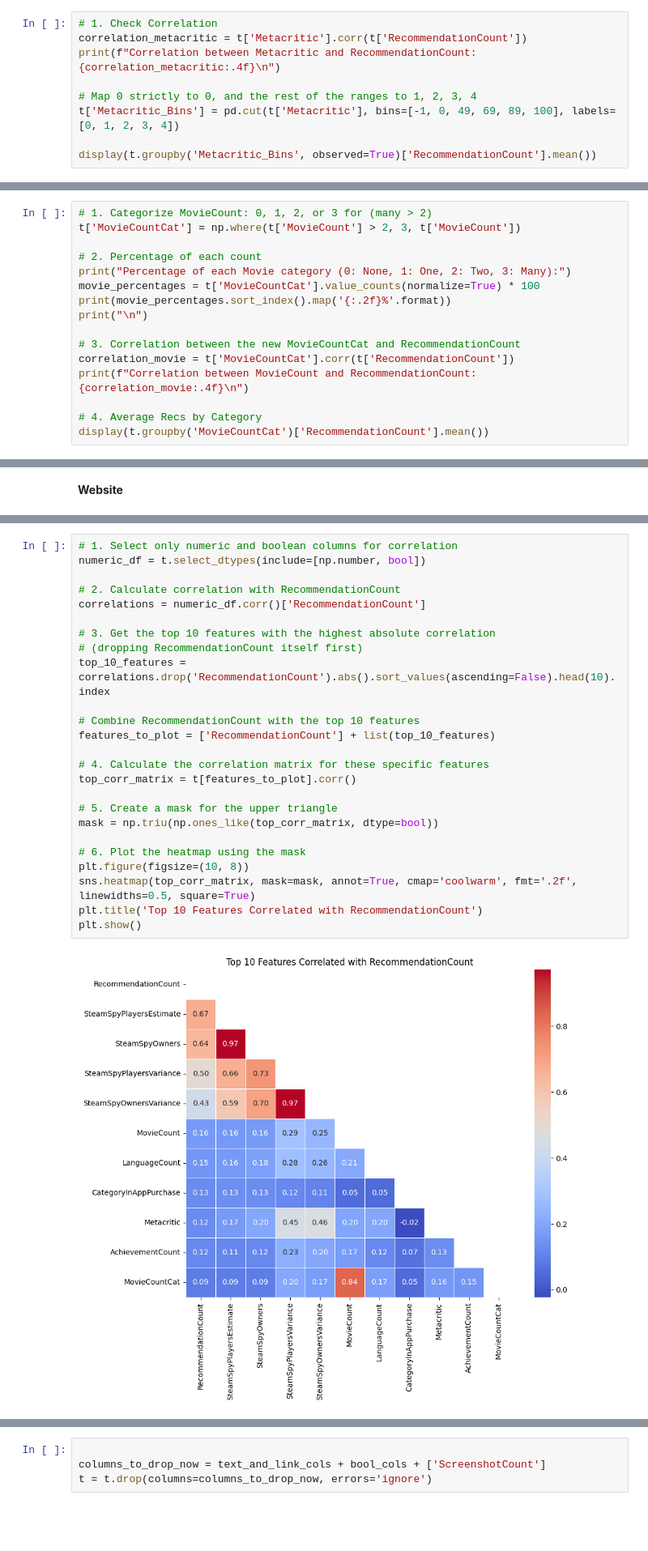
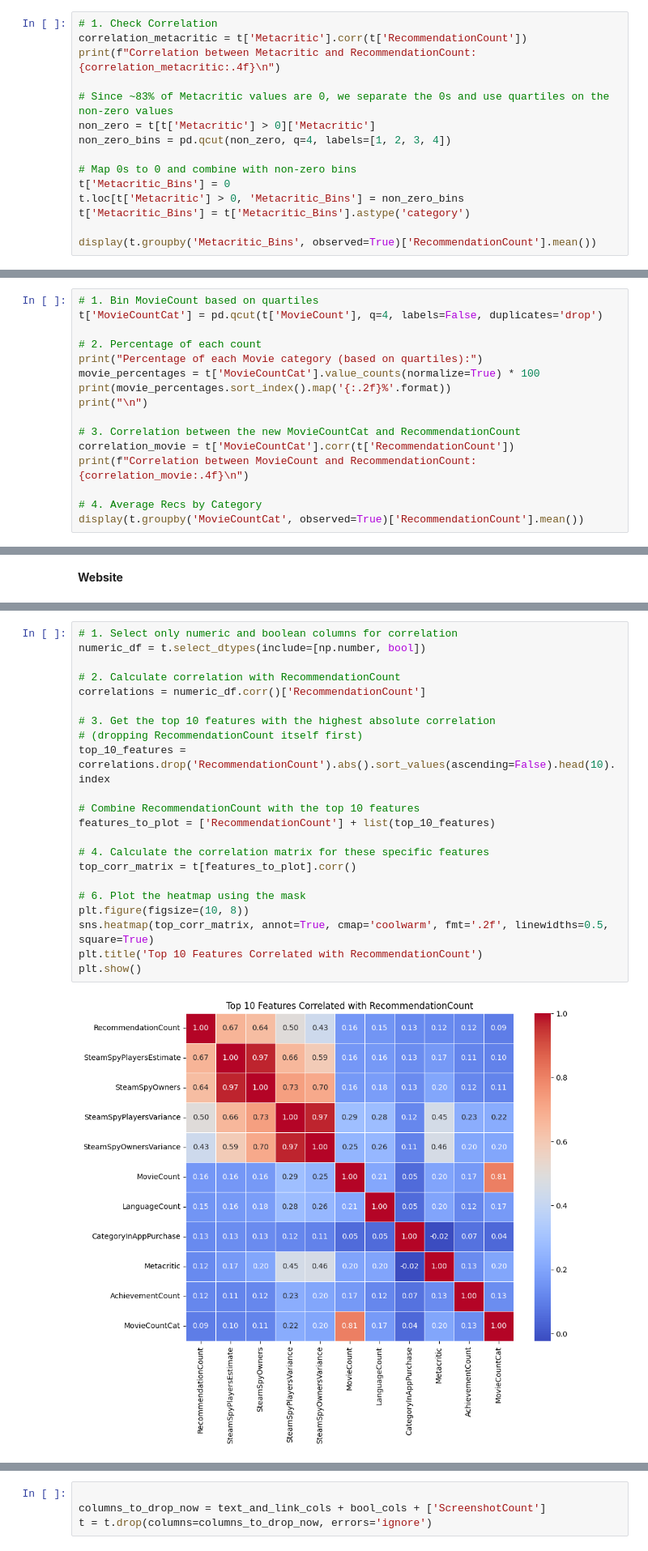
Before and after one commit to Samir-Abdelmoaty/ML_Project, a Jupyter notebook: eda2.ipynb, the cells around one changed output, grey strips where cells are left out. Shown at 81% size. Saved outputs shown, nothing was run; the diff lists cells and outputs as text; blank space fills up the shorter version.

```diff
--- a/eda2.ipynb
+++ b/eda2.ipynb
@@ -218,8 +218,14 @@ Its an American website for reviews ranged from (0 --> 100)
 correlation_metacritic = t['Metacritic'].corr(t['RecommendationCount'])
 print(f"Correlation between Metacritic and RecommendationCount: {correlation_metacritic:.4f}\n")
 
-# Map 0 strictly to 0, and the rest of the ranges to 1, 2, 3, 4
-t['Metacritic_Bins'] = pd.cut(t['Metacritic'], bins=[-1, 0, 49, 69, 89, 100], labels=[0, 1, 2, 3, 4])
+# Since ~83% of Metacritic values are 0, we separate the 0s and use quartiles on the non-zero values
+non_zero = t[t['Metacritic'] > 0]['Metacritic']
+non_zero_bins = pd.qcut(non_zero, q=4, labels=[1, 2, 3, 4])
+
+# Map 0s to 0 and combine with non-zero bins
+t['Metacritic_Bins'] = 0
+t.loc[t['Metacritic'] > 0, 'Metacritic_Bins'] = non_zero_bins
+t['Metacritic_Bins'] = t['Metacritic_Bins'].astype('category')
 
 display(t.groupby('Metacritic_Bins', observed=True)['RecommendationCount'].mean())
 # %% [output]
@@ -240,11 +246,11 @@ we can take the screenshots and the movie count as a feature (malha4 lazma awy)
 
 it will affect as this means the game has content and marketting budget
 # %%
-# 1. Categorize MovieCount: 0, 1, 2, or 3 for (many > 2)
-t['MovieCountCat'] = np.where(t['MovieCount'] > 2, 3, t['MovieCount'])
+# 1. Bin MovieCount based on quartiles
+t['MovieCountCat'] = pd.qcut(t['MovieCount'], q=4, labels=False, duplicates='drop')
 
 # 2. Percentage of each count
-print("Percentage of each Movie category (0: None, 1: One, 2: Two, 3: Many):")
+print("Percentage of each Movie category (based on quartiles):")
 movie_percentages = t['MovieCountCat'].value_counts(normalize=True) * 100
 print(movie_percentages.sort_index().map('{:.2f}%'.format))
 print("\n")
@@ -254,5 +260,5 @@ correlation_movie = t['MovieCountCat'].corr(t['RecommendationCount'])
 print(f"Correlation between MovieCount and RecommendationCount: {correlation_movie:.4f}\n")
 
 # 4. Average Recs by Category
-display(t.groupby('MovieCountCat')['RecommendationCount'].mean())
+display(t.groupby('MovieCountCat', observed=True)['RecommendationCount'].mean())
 # %% [output]
@@ -795,30 +799,27 @@ Name: RecommendationCount, dtype: float64
 # %%
 # 1. Select only numeric and boolean columns for correlation
 numeric_df = t.select_dtypes(include=[np.number, bool])
 
 # 2. Calculate correlation with RecommendationCount
 correlations = numeric_df.corr()['RecommendationCount']
 
 # 3. Get the top 10 features with the highest absolute correlation
 # (dropping RecommendationCount itself first)
 top_10_features = correlations.drop('RecommendationCount').abs().sort_values(ascending=False).head(10).index
 
 # Combine RecommendationCount with the top 10 features
 features_to_plot = ['RecommendationCount'] + list(top_10_features)
 
 # 4. Calculate the correlation matrix for these specific features
 top_corr_matrix = t[features_to_plot].corr()
 
-# 5. Create a mask for the upper triangle
-mask = np.triu(np.ones_like(top_corr_matrix, dtype=bool))
-
 # 6. Plot the heatmap using the mask
 plt.figure(figsize=(10, 8))
-sns.heatmap(top_corr_matrix, mask=mask, annot=True, cmap='coolwarm', fmt='.2f', linewidths=0.5, square=True)
+sns.heatmap(top_corr_matrix, annot=True, cmap='coolwarm', fmt='.2f', linewidths=0.5, square=True)
 plt.title('Top 10 Features Correlated with RecommendationCount')
 plt.show()
 # %% [output]
-[figure, old version]
+[figure, new version]
 # %%
 # 1. THE TEXT & LINK COLUMNS
 text_and_link_cols = ['Website', 'SupportURL', 'SupportEmail', 'PriceCurrency', 'SupportedLanguages']
```
Also changed, not shown: parts of 3 cells of this notebook, 1 other file.
